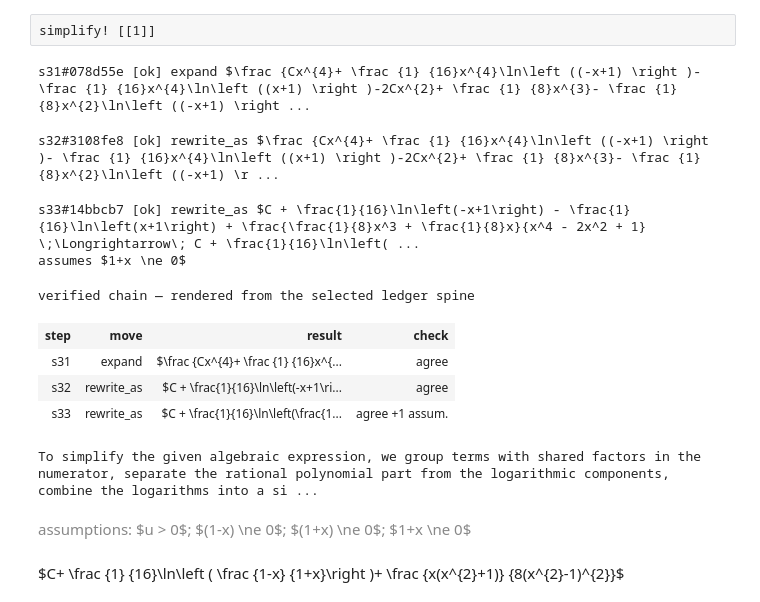
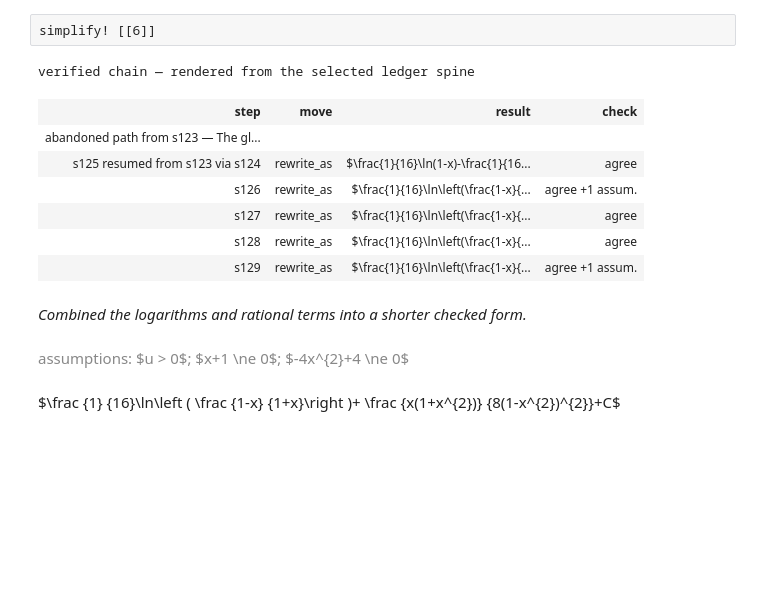
Before and after one commit to semyonc/toymath, a Jupyter notebook: examples/int1.ipynb, the cells around one changed output. Saved outputs shown, nothing was run; the diff lists cells and outputs as text; blank space fills up the shorter version.

```diff
--- a/examples/int1.ipynb
+++ b/examples/int1.ipynb
@@ -17,15 +24,14 @@ s12#34fe25b [ok] substitute $- \frac {\frac {1} {16}} {u^{2}} \;\Longrightarrow\
 # %%
-simplify! [[1]]
+simplify! [[6]]
 # %% [output]
-s31#078d55e [ok] expand $\frac {Cx^{4}+ \frac {1} {16}x^{4}\ln\left ((-x+1) \right )- \frac {1} {16}x^{4}\ln\left ((x+1) \right )-2Cx^{2}+ \frac {1} {8}x^{3}- \frac {1} {8}x^{2}\ln\left ((-x+1) \right ...
+verified chain — rendered from the selected ledger spine
-s32#3108fe8 [ok] rewrite_as $\frac {Cx^{4}+ \frac {1} {16}x^{4}\ln\left ((-x+1) \right )- \frac {1} {16}x^{4}\ln\left ((x+1) \right )-2Cx^{2}+ \frac {1} {8}x^{3}- \frac {1} {8}x^{2}\ln\left ((-x+1) \r ...
-s33#14bbcb7 [ok] rewrite_as $C + \frac{1}{16}\ln\left(-x+1\right) - \frac{1}{16}\ln\left(x+1\right) + \frac{\frac{1}{8}x^3 + \frac{1}{8}x}{x^4 - 2x^2 + 1} \;\Longrightarrow\; C + \frac{1}{16}\ln\left( ...
-assumes $1+x \ne 0$
-verified chain — rendered from the selected ledger spine
 | step | move | result | check |
-| s31 | expand | $\frac {Cx^{4}+ \frac {1} {16}x^{... | agree |
-| s32 | rewrite_as | $C + \frac{1}{16}\ln\left(-x+1\ri... | agree |
-| s33 | rewrite_as | $C + \frac{1}{16}\ln\left(\frac{1... | agree +1 assum. |
+| abandoned path from s123 — The gl... |  |  |  |
+| s125 resumed from s123 via s124 | rewrite_as | $\frac{1}{16}\ln(1-x)-\frac{1}{16... | agree |
+| s126 | rewrite_as | $\frac{1}{16}\ln\left(\frac{1-x}{... | agree +1 assum. |
+| s127 | rewrite_as | $\frac{1}{16}\ln\left(\frac{1-x}{... | agree |
+| s128 | rewrite_as | $\frac{1}{16}\ln\left(\frac{1-x}{... | agree |
+| s129 | rewrite_as | $\frac{1}{16}\ln\left(\frac{1-x}{... | agree +1 assum. |
-To simplify the given algebraic expression, we group terms with shared factors in the numerator, separate the rational polynomial part from the logarithmic components, combine the logarithms into a si ...
-assumptions: $u > 0$; $(1-x) \ne 0$; $(1+x) \ne 0$; $1+x \ne 0$
+Combined the logarithms and rational terms into a shorter checked form.
-$C+ \frac {1} {16}\ln\left ( \frac {1-x} {1+x}\right )+ \frac {x(x^{2}+1)} {8(x^{2}-1)^{2}}$
+assumptions: $u > 0$; $x+1 \ne 0$; $-4x^{2}+4 \ne 0$
+$\frac {1} {16}\ln\left ( \frac {1-x} {1+x}\right )+ \frac {x(1+x^{2})} {8(1-x^{2})^{2}}+C$
```
Also changed, not shown: parts of 9 cells of this notebook.
